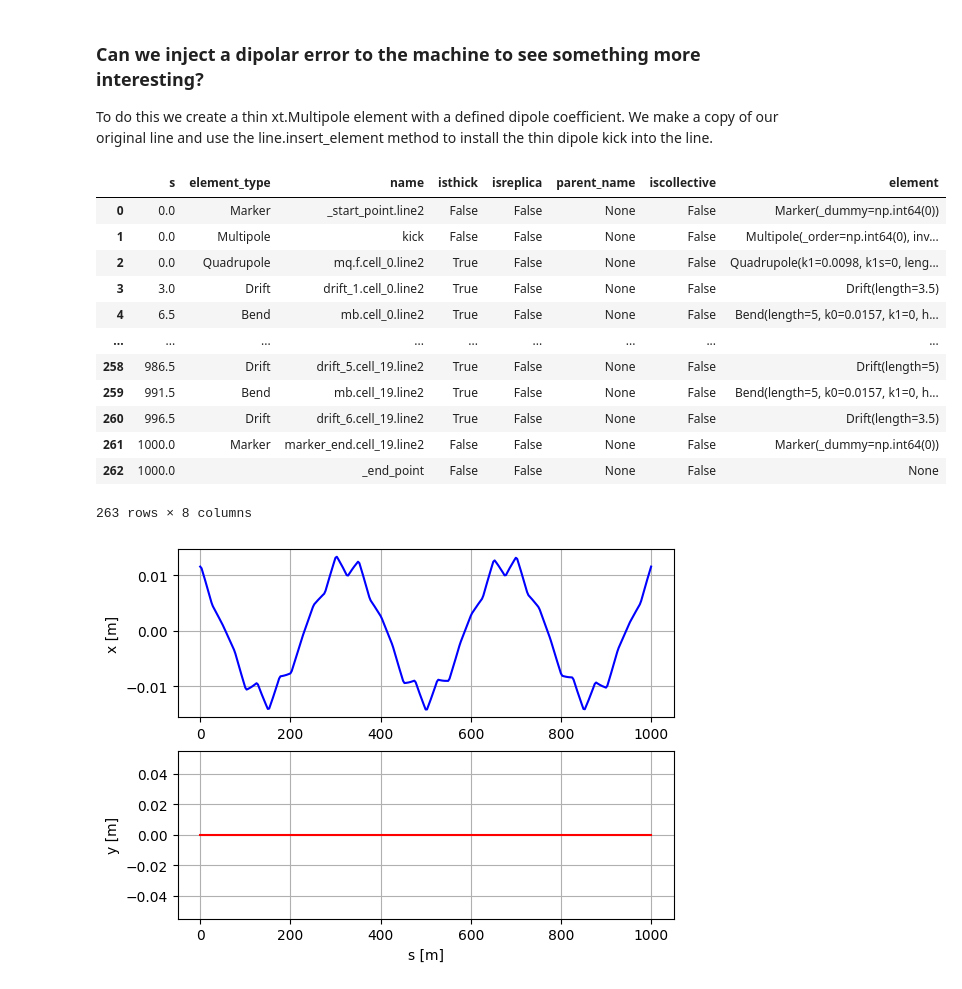
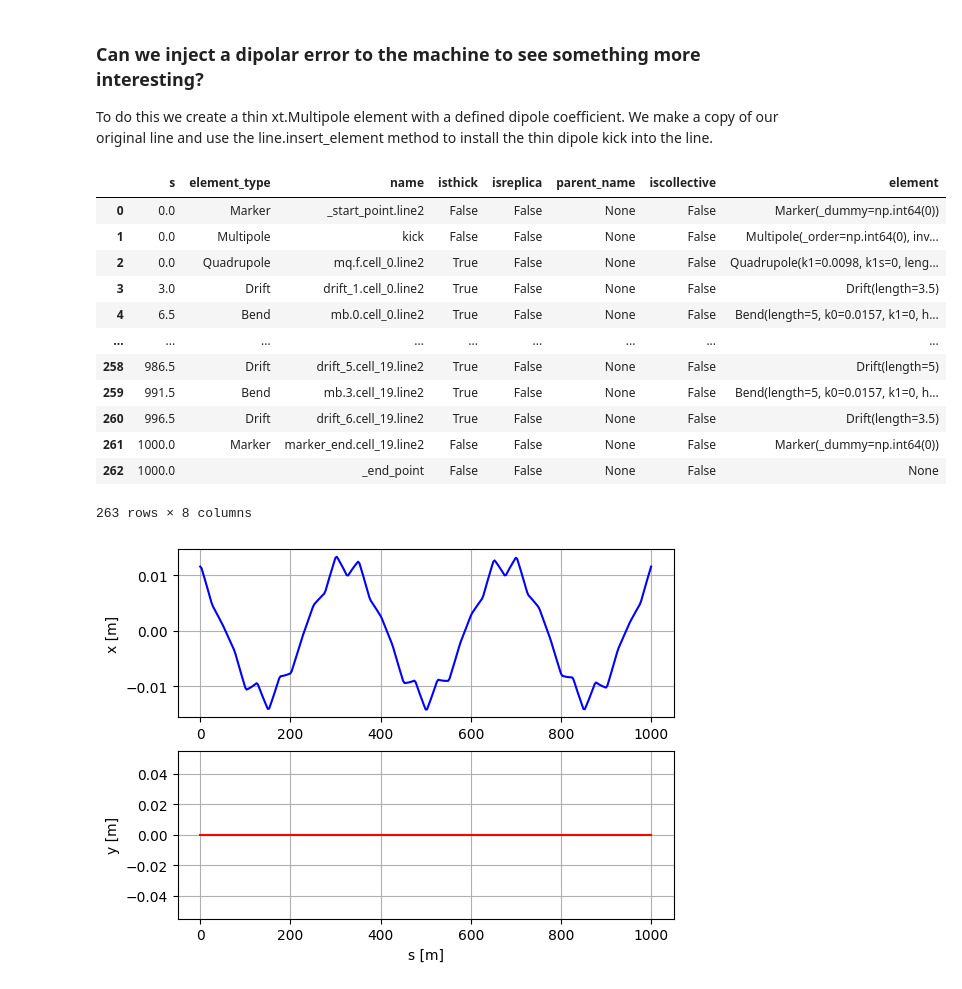
Before and after one commit to sterbini/AAP_CAS, a Jupyter notebook: exercises/solutions/Exercise2/Exercise2.ipynb, the cells around one changed output. Cells and saved outputs as stored; diff of their text form; code cells hidden in the pictures.

```diff
--- a/exercises/solutions/Exercise2/Exercise2.ipynb
+++ b/exercises/solutions/Exercise2/Exercise2.ipynb
@@ -74,16 +75,22 @@ env.particle_ref = xt.Particles(p0c=20e9, #eV
 env.new('mb', xt.Bend, length='lbend', k0='k0.mb', h='k0.mb')
 env.new('mq', xt.Quadrupole, length='lquad')
 
+
+env.new('mb.0', 'mb')
+env.new('mb.1', 'mb')
+env.new('mb.2', 'mb')
+env.new('mb.3', 'mb')
+
 env.new('mq.f', 'mq', k1='k1f')
 env.new('mq.d', 'mq', k1='k1d')
 
 cell = env.new_line(components=[
     env.place('mq.f', at=lquad*0.5),
-    env.place('mb', at='0.15 * lfodo + lquad * 0.5'),
-    env.place('mb', at='0.35 * lfodo  + lquad*0.5'),
+    env.place('mb.0', at='0.15 * lfodo + lquad * 0.5'),
+    env.place('mb.1', at='0.35 * lfodo  + lquad*0.5'),
     env.place('mq.d', at='0.50 * lfodo + lquad*0.5'),
-    env.place('mb', at='0.65 * lfodo + lquad*0.5'),
-    env.place('mb', at='0.85 * lfodo + lquad*0.5'),
+    env.place('mb.2', at='0.65 * lfodo + lquad*0.5'),
+    env.place('mb.3', at='0.85 * lfodo + lquad*0.5'),
     env.new('marker_end', xt.Marker, at='lfodo'),
 
 ])
@@ -224,19 +231,19 @@ To do this we create a thin xt.Multipole element with a defined dipole coefficie
 # %%
 env.vars['kick_strength'] = 0.0002
 kick = env.new('kick', xt.Multipole, knl = ['kick_strength'], length = 0, order = 0)
 line2 = env.new('line2', line)
-line2.insert_element(kick, index = 'mq.f.cell_0.line2')
+line2.insert_element(kick, at = "mq.f.cell_0.line2")
 line2.to_pandas()
 # %% [output]
 |  | s | element_type | name | isthick | isreplica | parent_name | iscollective | element |
 | 0 | 0.0 | Marker | _start_point.line2 | False | False | None | False | Marker(_dummy=np.int64(0)) |
 | 1 | 0.0 | Multipole | kick | False | False | None | False | Multipole(_order=np.int64(0), inv... |
 | 2 | 0.0 | Quadrupole | mq.f.cell_0.line2 | True | False | None | False | Quadrupole(k1=0.0098, k1s=0, leng... |
 | 3 | 3.0 | Drift | drift_1.cell_0.line2 | True | False | None | False | Drift(length=3.5) |
-| 4 | 6.5 | Bend | mb.cell_0.line2 | True | False | None | False | Bend(length=5, k0=0.0157, k1=0, h... |
+| 4 | 6.5 | Bend | mb.0.cell_0.line2 | True | False | None | False | Bend(length=5, k0=0.0157, k1=0, h... |
 | ... | ... | ... | ... | ... | ... | ... | ... | ... |
 | 258 | 986.5 | Drift | drift_5.cell_19.line2 | True | False | None | False | Drift(length=5) |
-| 259 | 991.5 | Bend | mb.cell_19.line2 | True | False | None | False | Bend(length=5, k0=0.0157, k1=0, h... |
+| 259 | 991.5 | Bend | mb.3.cell_19.line2 | True | False | None | False | Bend(length=5, k0=0.0157, k1=0, h... |
 | 260 | 996.5 | Drift | drift_6.cell_19.line2 | True | False | None | False | Drift(length=3.5) |
 | 261 | 1000.0 | Marker | marker_end.cell_19.line2 | False | False | None | False | Marker(_dummy=np.int64(0)) |
 | 262 | 1000.0 |  | _end_point | False | False | None | False | None |
```
Also changed, not shown: parts of 61 cells of this notebook.
